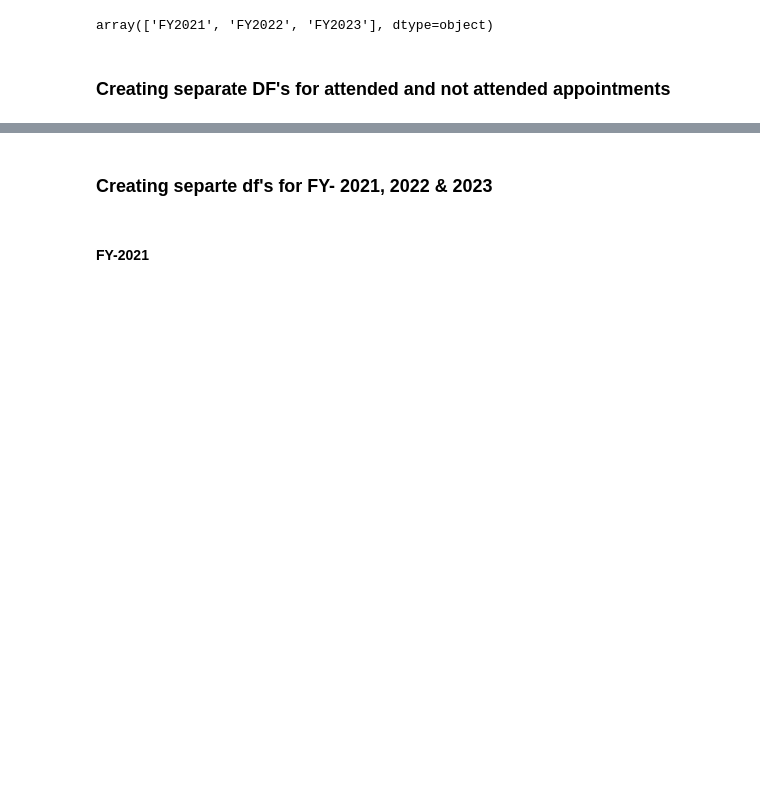
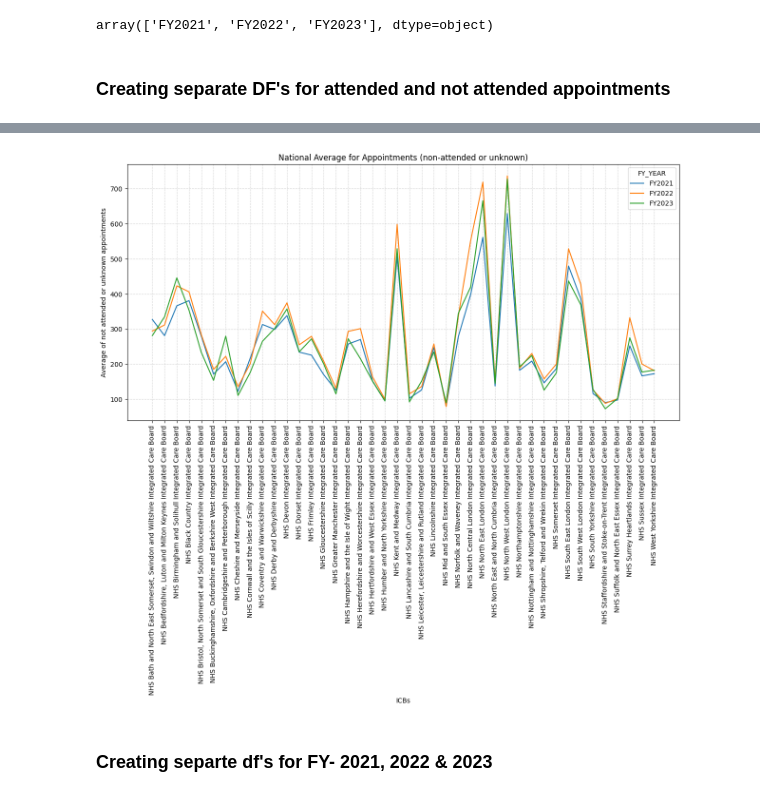
Before and after one commit to SNEE-ICS/PrimaryCareDemandAndCapacity, a Jupyter notebook: AppointmentsAttended.ipynb, the cells around one changed output, grey strips where cells are left out. Drawn from its saved outputs; the diff is of its cells as text; code cells hidden in the pictures; blank space fills up the shorter version.

```diff
--- a/AppointmentsAttended.ipynb
+++ b/AppointmentsAttended.ipynb
@@ -109,4 +196,13 @@ ax2.legend(loc='upper right')
+# %%
+#Plotting the did not attended or unknown lineplpots
+plt.subplots(figsize=(15,7))
+plt.xticks(rotation=90)
+sns.lineplot(x='ICB_NAME', y='COUNT_OF_APPOINTMENTS', data=do_not_attend_df, hue='FY_YEAR')
+plt.xlabel('ICBs')
+plt.ylabel('Average of not attended or unknown appointments')
+plt.title('National Average for Appointments (non-attended or unknown)')
+plt.grid(True, linestyle='--', alpha=0.5)
+# %% [output]
+[figure, added]
 # %% [markdown]
 ### **Creating separte df's for FY- 2021, 2022 & 2023**
-# %% [markdown]
-#### **FY-2021**
```
Also changed, not shown: parts of 18 cells of this notebook.
